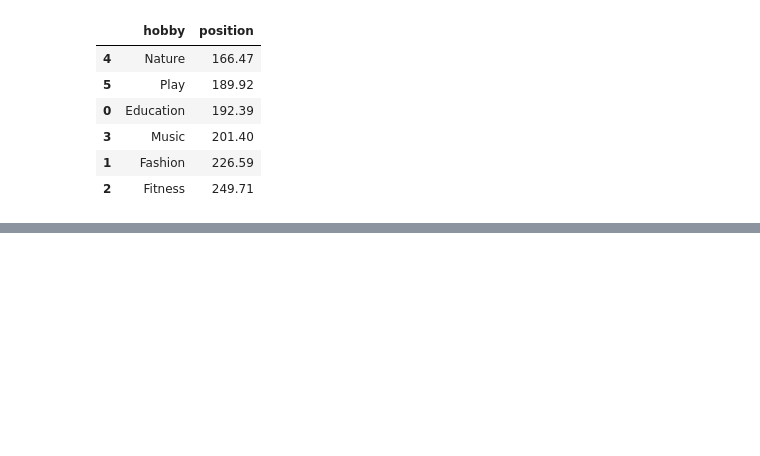
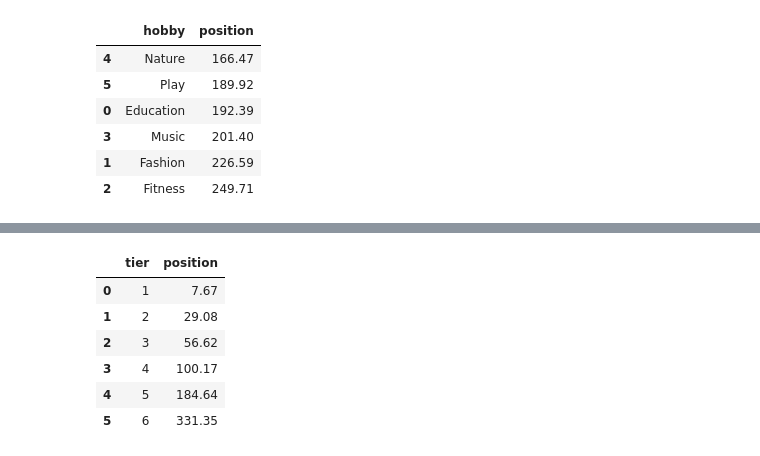
Before and after one commit to codyclonts/animal_crossing_villager_popularity, a Jupyter notebook: scratch_work.ipynb, the cells around one changed output, grey strips where cells are left out. Drawn from its saved outputs; the diff is of its cells as text; code cells hidden in the pictures; blank space fills up the shorter version.

```diff
--- a/scratch_work.ipynb
+++ b/scratch_work.ipynb
@@ -289,0 +326,8 @@ hobby_ranking
+# %%
+def trait_means_dicts(train):
+    results = {}
+
+    for col in train.drop(columns = 'position').columns:
+        col= train.groupby(col).mean()['position'].to_frame().reset_index().sort_values('position')
+        results.append(col)
+    return results
@@ -289,0 +338,8 @@ hobby_ranking
+# %%
+def trait_means_dicts(train):
+    df_dict = {}
+
+    for col in train.drop(columns = 'position').columns:
+        df= train.groupby(col).mean()['position'].to_frame().reset_index().sort_values('position')
+        df_dict[col] = df
+    return df_dict
@@ -289,0 +366,10 @@ hobby_ranking
+# %%
+trait_means_dicts(train)['tier']
+# %% [output]
+|  | tier | position |
+| 0 | 1 | 7.67 |
+| 1 | 2 | 29.08 |
+| 2 | 3 | 56.62 |
+| 3 | 4 | 100.17 |
+| 4 | 5 | 184.64 |
+| 5 | 6 | 331.35 |
```
Also changed, not shown: parts of 14 cells of this notebook.
